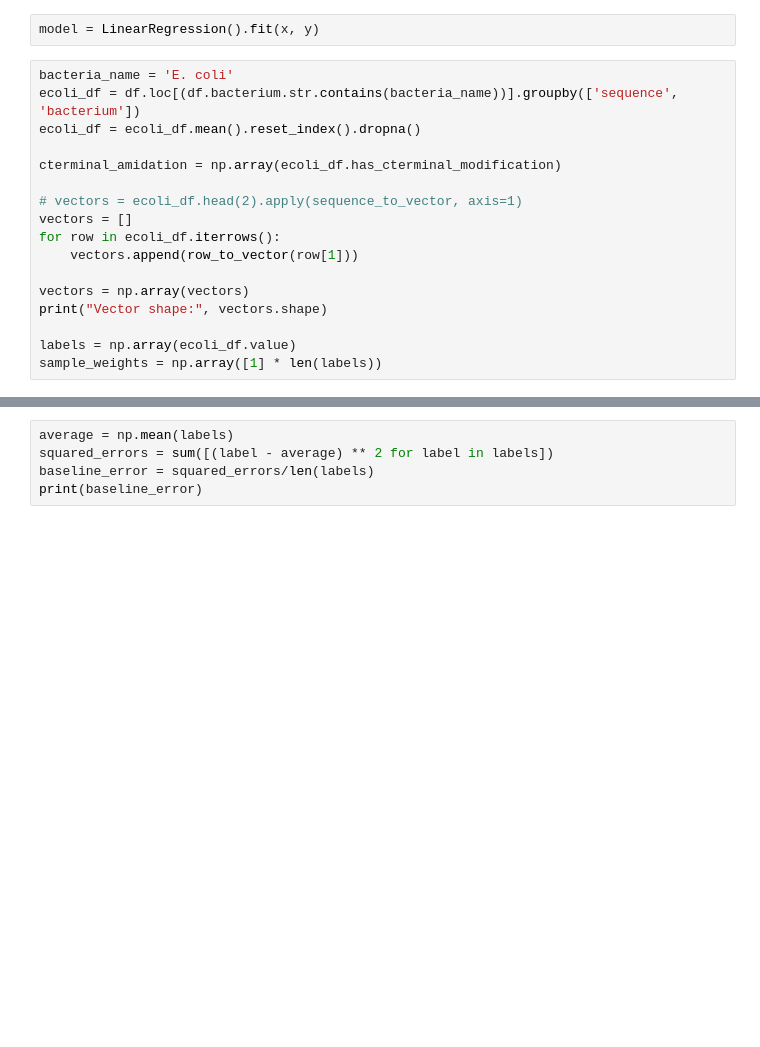
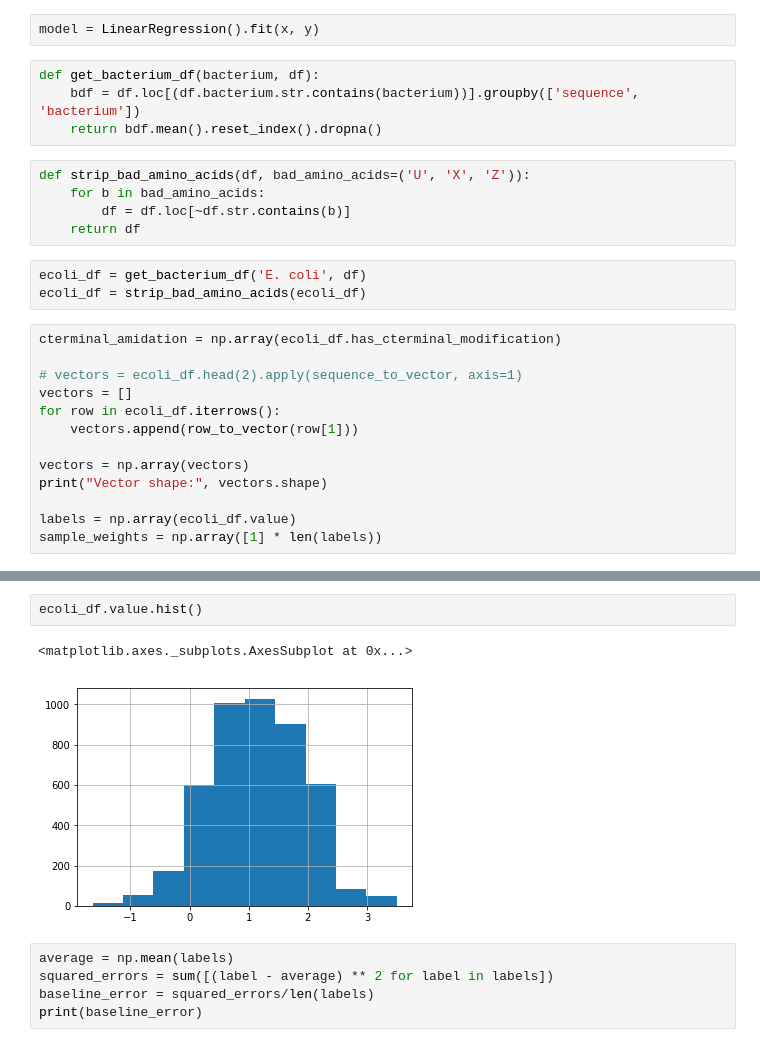
Before and after one commit to zswitten/Antimicrobial-Peptides, a Jupyter notebook: MIC_Neural_Networks-LinearSK.ipynb, the cells around one changed output, grey strips where cells are left out. Cells and saved outputs as stored; diff of their text form; blank space fills up the shorter version.

```diff
--- a/MIC_Neural_Networks-LinearSK.ipynb
+++ b/MIC_Neural_Networks-LinearSK.ipynb
@@ -196,11 +196,19 @@ x = np.array(ecoli_pseudomonas['pseudomonas']).reshape(-1, 1)
 y = np.array(ecoli_pseudomonas['ecoli']).reshape(-1, 1)
 # %%
 model = LinearRegression().fit(x, y)
+# %%
+def get_bacterium_df(bacterium, df):
+    bdf = df.loc[(df.bacterium.str.contains(bacterium))].groupby(['sequence', 'bacterium'])
+    return bdf.mean().reset_index().dropna()
+# %%
+def strip_bad_amino_acids(df, bad_amino_acids=('U', 'X', 'Z')):
+    for b in bad_amino_acids:
+        df = df.loc[~df.str.contains(b)]
+    return df
+# %%
+ecoli_df = get_bacterium_df('E. coli', df)
+ecoli_df = strip_bad_amino_acids(ecoli_df)
 # %%
-bacteria_name = 'E. coli'
-ecoli_df = df.loc[(df.bacterium.str.contains(bacteria_name))].groupby(['sequence', 'bacterium'])
-ecoli_df = ecoli_df.mean().reset_index().dropna()
-
 cterminal_amidation = np.array(ecoli_df.has_cterminal_modification)
 
 # vectors = ecoli_df.head(2).apply(sequence_to_vector, axis=1)
@@ -237,3 +266,8 @@ pa_sample_weights = np.array([0.5] * len(pa_labels))
+# %%
+ecoli_df.value.hist()
+# %% [output]
+<matplotlib.axes._subplots.AxesSubplot at 0x...>
+[figure, added]
 # %%
 average = np.mean(labels)
 squared_errors = sum([(label - average) ** 2 for label in labels])
```
Also changed, not shown: parts of 10 cells of this notebook.
